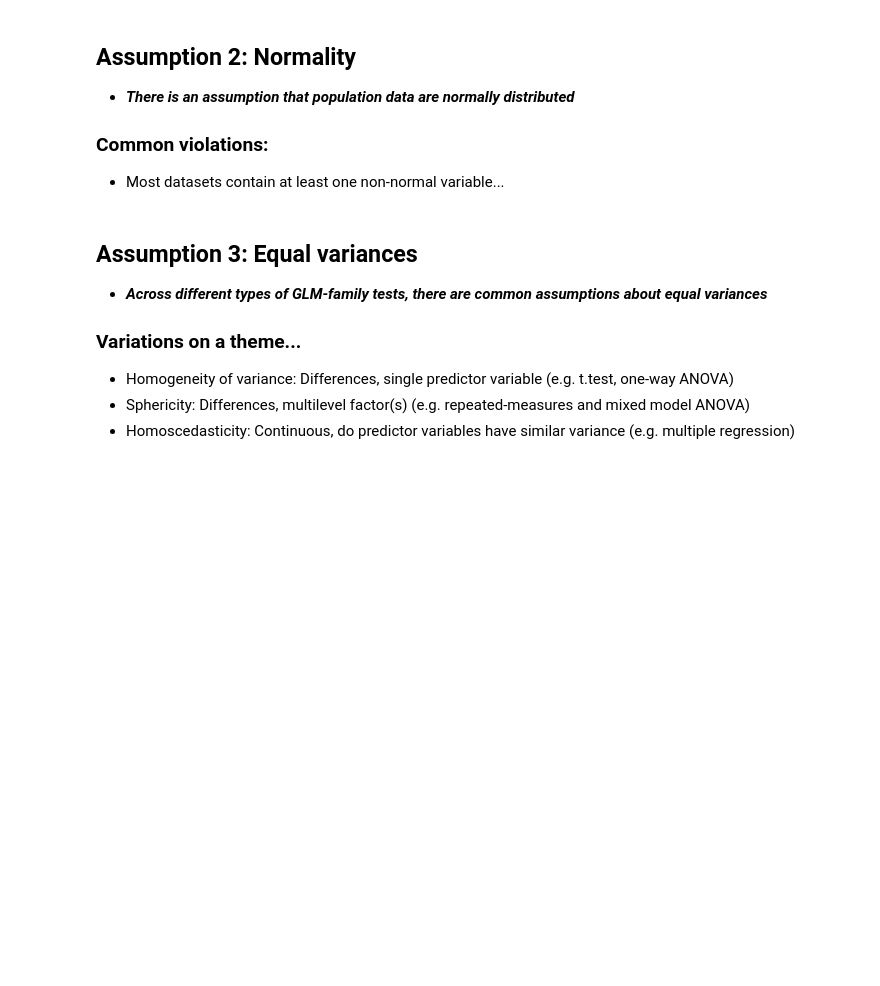
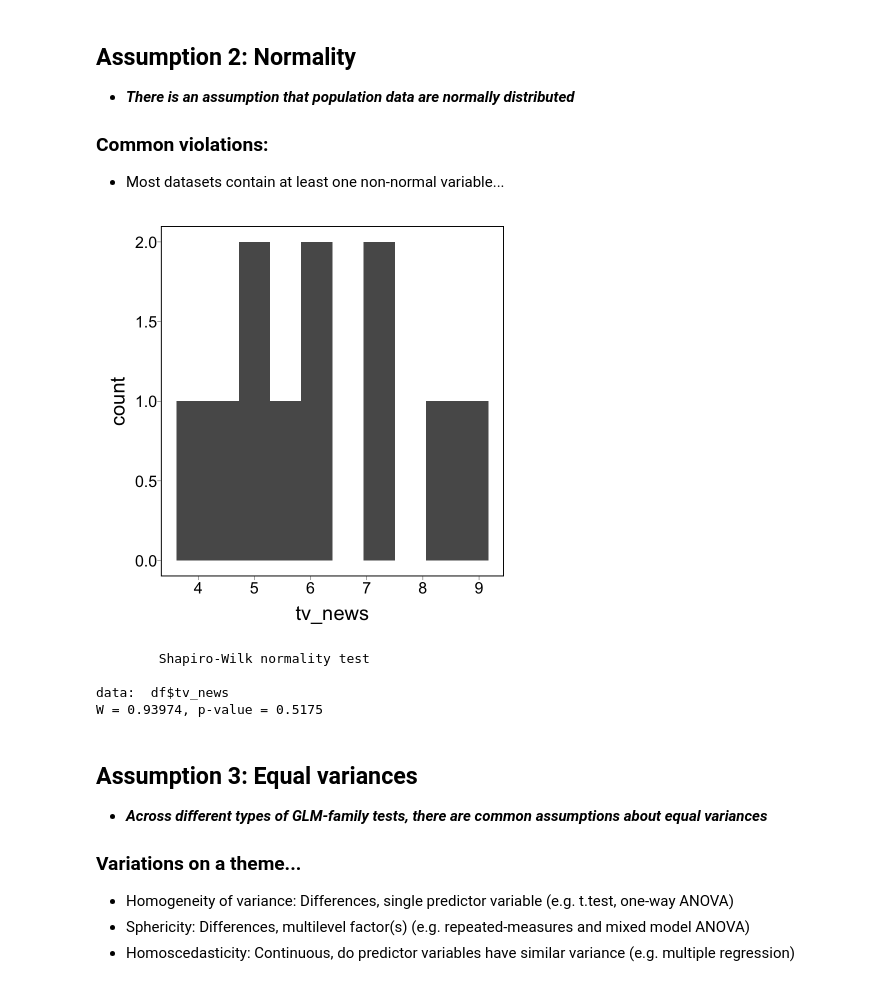
Before and after one commit to hogeveen-lab/DSPN_Fall2022_Git, a Jupyter notebook: dspn_fall2022_lecture18_modeling2.ipynb, the cells around one changed output. Saved outputs shown, nothing was run; the diff lists cells and outputs as text; code cells hidden in the pictures; blank space fills up the shorter version.

```diff
--- a/dspn_fall2022_lecture18_modeling2.ipynb
+++ b/dspn_fall2022_lecture18_modeling2.ipynb
@@ -321,6 +448,20 @@ ggplot(df,aes(x=ztv_news,y=zcrime)) +
 
 ### Common violations:
 * Most datasets contain at least one non-normal variable...
+# %%
+ggplot(df,aes(x = tv_news))+
+    geom_histogram(bins=10) +
+    my_theme()
+# %% [output]
+[figure, added]
+# %%
+m_norm_tv <- shapiro.test(df$tv_news)
+print(m_norm_tv)
+# %% [output]
+        Shapiro-Wilk normality test
+
+data:  df$tv_news
+W = 0.93974, p-value = 0.5175
 # %% [markdown]
 ## Assumption 3: Equal variances
 
```
Also changed, not shown: parts of 9 cells of this notebook.
